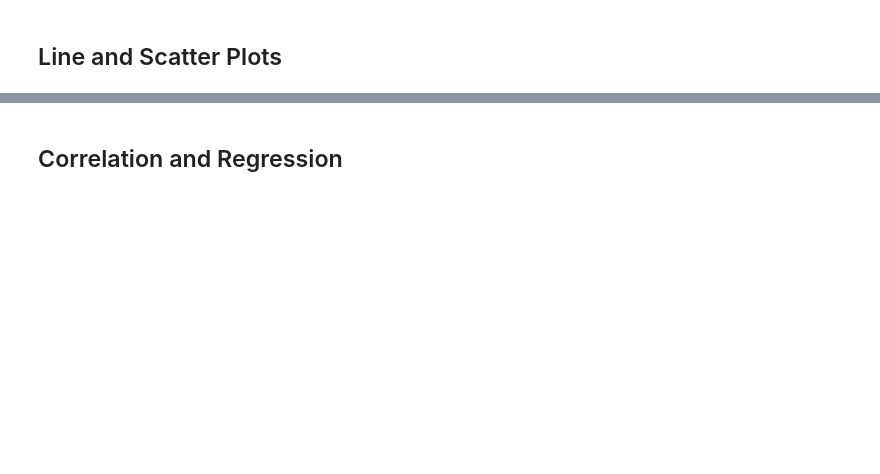
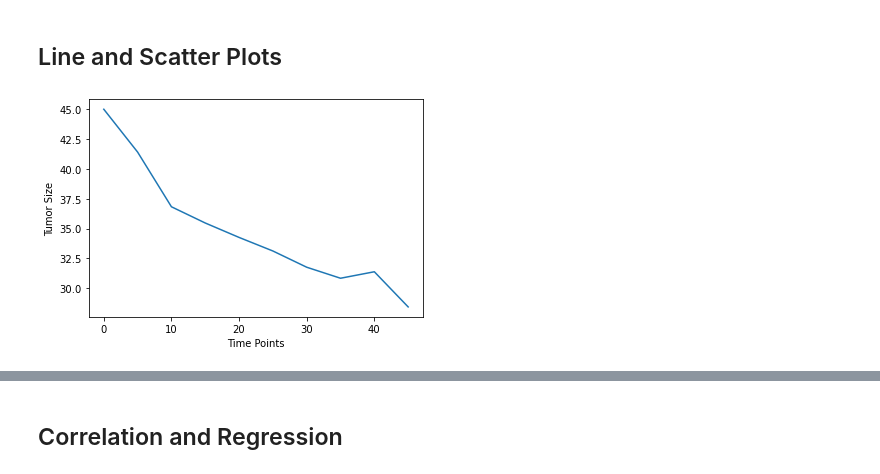
Before and after one commit to thomasipe/matplotlib-challenge, a Jupyter notebook: Pymaceuticals/pymaceuticals_starter.ipynb, the cells around one changed output, grey strips where cells are left out. Drawn from its saved outputs; the diff is of its cells as text; code cells hidden in the pictures; blank space fills up the shorter version.

```diff
--- a/Pymaceuticals/pymaceuticals_starter.ipynb
+++ b/Pymaceuticals/pymaceuticals_starter.ipynb
@@ -203,5 +245,19 @@ Name: Timepoint, dtype: int64
 ## Line and Scatter Plots
 # %%
 # Generate a line plot of tumor volume vs. time point for a mouse treated with Capomulin
+# m601 MouseID
+m601_data = m_df[m_df['MouseID'] == 'm601']
+m601_data
+m601_x = m601_data['Timepoint']
+m601_y = m601_data['TumorVolume']
+
+plt.xlabel("Time Points")
+plt.ylabel("Tumor Size")
+
+plt.plot(m601_x, m601_y)
+# Show the graph that we have created
+plt.show()
+# %% [output]
+[figure, added]
 # %%
 # Generate a scatter plot of average tumor volume vs. mouse weight for the Capomulin regimen
```
Also changed, not shown: parts of 9 cells of this notebook.
